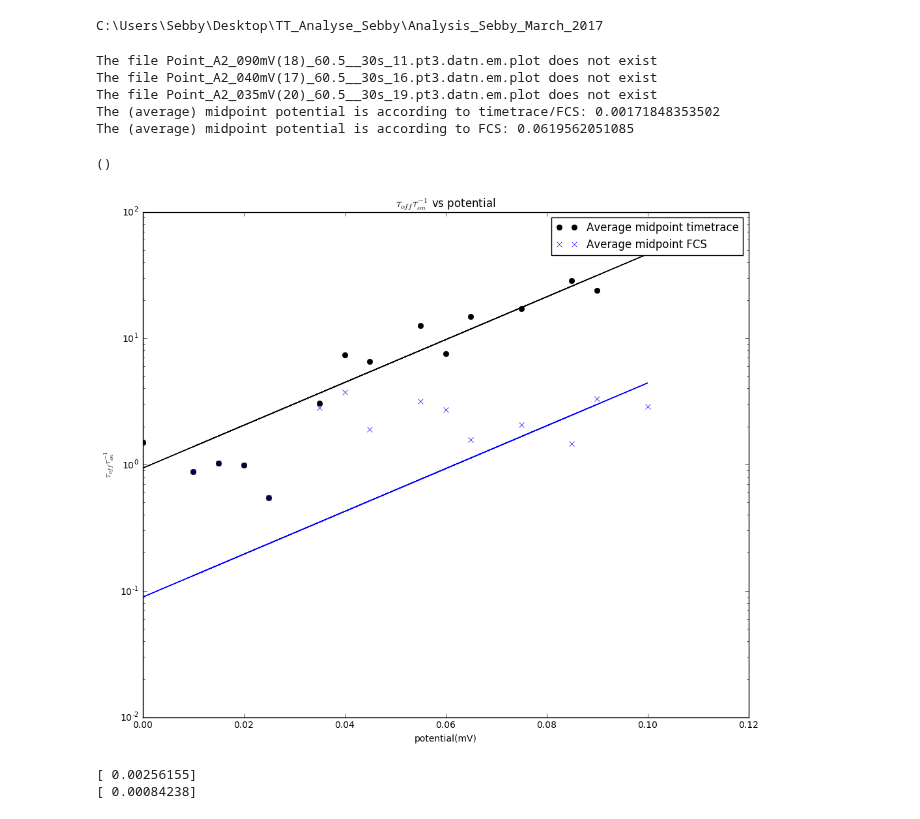
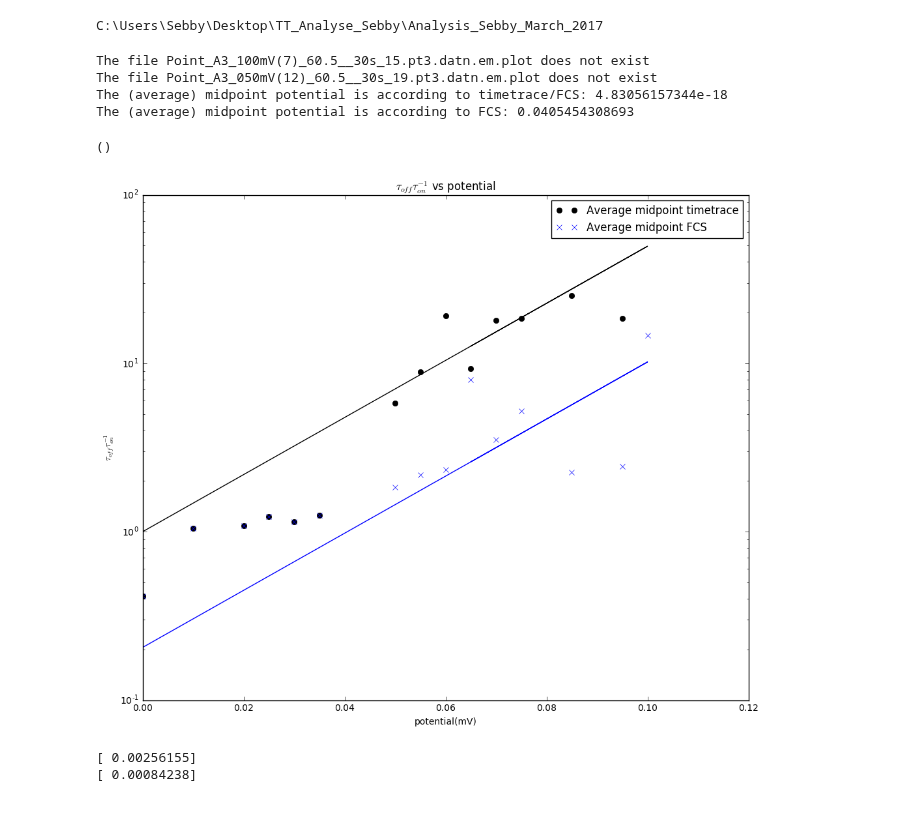
Before and after one commit to biswajitSM/Azurin_SM_repo, a Jupyter notebook: Analysis/Ratio Notebook.ipynb, the cells around one changed output. Cells and saved outputs as stored; diff of their text form; code cells hidden in the pictures.

Commit message:
The program to the point of the skype conversation

```diff
--- a/Analysis/Ratio Notebook.ipynb
+++ b/Analysis/Ratio Notebook.ipynb
@@ -32,28 +32,27 @@ C:\Users\Sebby\Desktop\TT_Analyse_Sebby\Analysis_Sebby_March_2017
 # %%
 #************* t_on t_off^(-1) vs potential********************
 
-pointnumbers = 24 #Change this to the minimal amount of points
-pot = 16 #number of potentials
-current_dir = 'S101d14Feb17_60.5_635_A2_CuAzu655' #foldername you want to work in.
+pointnumbers = 35 #Change this to the minimal amount of points
+pot = 15 #number of potentials
+current_dir = 'S101d16Feb17_60.5_635_A3_CuAzu655' #foldername you want to work in.
 protein_amount = 24 #number of proteins you want to be plotted (will plot the first x proteins)
 #interested_protein_numbers = [0, 3, 8, 10, 11] #prot nr - 1
 interested_protein_numbers = [0, 3, 8, 10, 11]
 savename_file = 't_ratio_14Feb17.xls'
 save_fig_name = 'bla.png'
-minimal_pot = 30 #potential till timetrace t_on and t_off is sufficient. Potentials below this value = FCS
+minimal_pot = 40 #potential till timetrace t_on and t_off is sufficient. Potentials below this value = FCS
 tminFCS = 0
-tmaxFCS = 1000
-minimal_points = 5 #minimal points of a given point to calculate the midpoint potential. Example:
+tmaxFCS = 10000
+minimal_points = 4 #minimal points of a given point to calculate the midpoint potential. Example:
 #some protein were only active in 2 potentials. to filter these out, set a minimal amount of active potentials here.
 t_ratio_notebook(pot, pointnumbers, current_dir, protein_amount, interested_protein_numbers, savename_file, save_fig_name, minimal_pot, tminFCS, tmaxFCS, minimal_points)
 # %% [output]
-The file Point_A2_090mV(18)_60.5__30s_11.pt3.datn.em.plot does not exist
-The file Point_A2_040mV(17)_60.5__30s_16.pt3.datn.em.plot does not exist
-The file Point_A2_035mV(20)_60.5__30s_19.pt3.datn.em.plot does not exist
-The (average) midpoint potential is according to timetrace/FCS: 0.00171848353502
-The (average) midpoint potential is according to FCS: 0.0619562051085
+The file Point_A3_100mV(7)_60.5__30s_15.pt3.datn.em.plot does not exist
+The file Point_A3_050mV(12)_60.5__30s_19.pt3.datn.em.plot does not exist
+The (average) midpoint potential is according to timetrace/FCS: 4.83056157344e-18
+The (average) midpoint potential is according to FCS: 0.0405454308693
 ()
-[figure, old version]
+[figure, new version]
 # %%
 y_1 = [48.62951582331873, 23.904438776736455, 17.06620729364577, 7.5062066865097234, 12.536809680664424, 7.3409946000581145, 3.0493269466865054, 0.38173578812120001, 0.82946268632500009, 0.77861653017683341, 0.55526126763650008]
 x_1 = [0.1, 0.09, 0.075, 0.06, 0.055, 0.04, 0.035, 0.025, 0.02, 0.015, 0]
```
Also changed, not shown: 1 other file.
